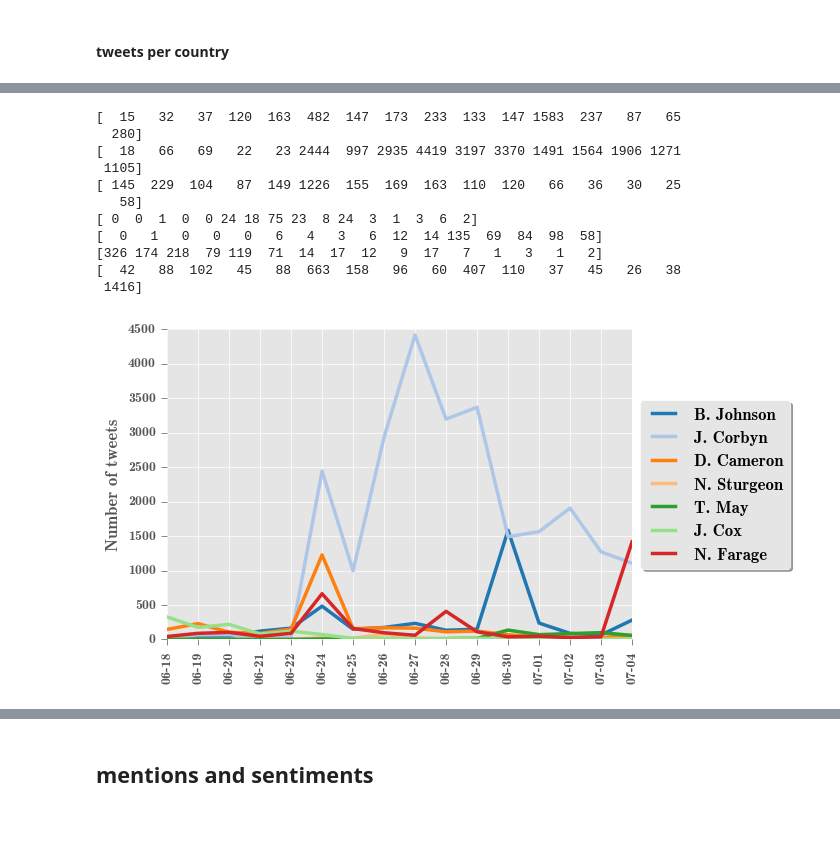
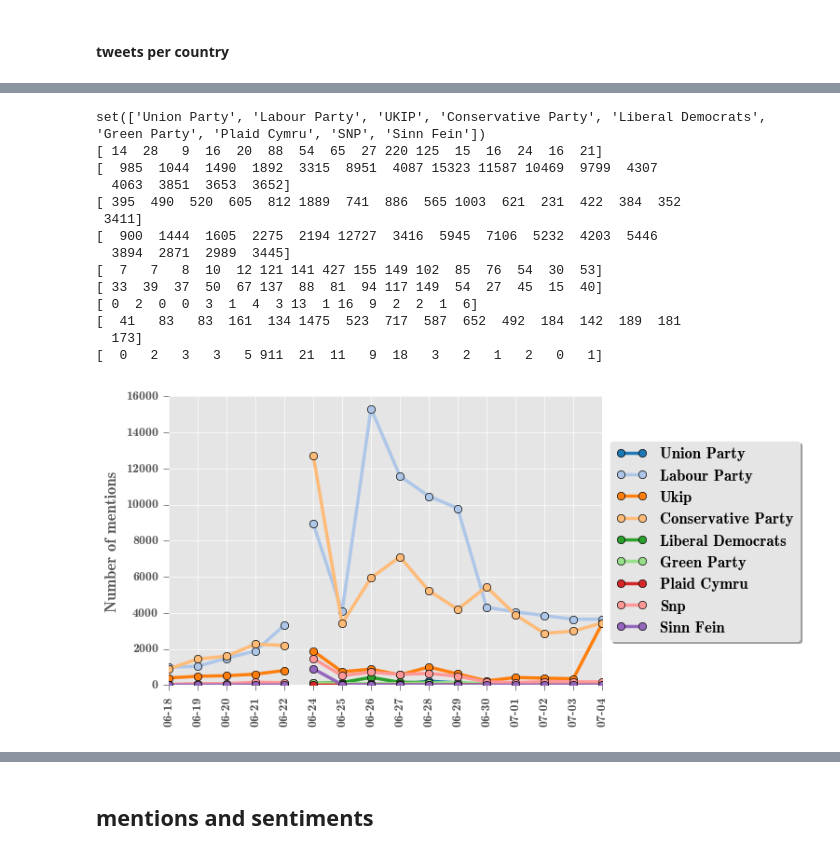
Before and after one commit to cristinadece/TwitterCrisis, a Jupyter notebook: plots_brexit.ipynb, the cells around one changed output, grey strips where cells are left out. Cells and saved outputs as stored; diff of their text form; code cells hidden in the pictures; blank space fills up the shorter version.

```diff
--- a/plots_brexit.ipynb
+++ b/plots_brexit.ipynb
@@ -385,7 +706,9 @@ def mentionsPerDay(dailyTweetsDict, tweetIndex, mentions, synDict=False):
                 tweetText = tweetIndex[tweet_id]["text"].lower()  #string
                 hashtagList = tweetIndex[tweet_id]["ht"]  #list
                 for mention in mentions:
-                    if mention in hashtagList:# or mention in tweetText:
+                    if mention in hashtagList or mention in tweetText: ### either mention or hashatgs
+#                     if mention in hashtagList: ### hashtags ONLY
+#                     if mention in tweetText: ### mentions
                         if synDict is not False:
                             new_name = synDict[mention]
                             mentionsList.append(new_name)
@@ -488,17 +860,22 @@ plotLines(post_dailyMentionDict, variableNames, "/home/muntean/brexit-enriched/p
 # %%
+variableNames = set(parties_synonims.values())
+print variableNames
 dest = pre_dailyMentionDict.copy()
 dest.update(post_dailyMentionDict)
-plotLines(dest, variableNames, "/home/muntean/brexit-enriched/plots/politician_ht_all.pdf")
+plotLinesWithGap(dest, variableNames, "/home/muntean/brexit-enriched/plots/parties_mentions_all_with_gap.pdf")
 # %% [output]
-[  15   32   37  120  163  482  147  173  233  133  147 1583  237   87   65
-  280]
-[  18   66   69   22   23 2444  997 2935 4419 3197 3370 1491 1564 1906 1271
- 1105]
-[ 145  229  104   87  149 1226  155  169  163  110  120   66   36   30   25
-   58]
-[ 0  0  1  0  0 24 18 75 23  8 24  3  1  3  6  2]
-[  0   1   0   0   0   6   4   3   6  12  14 135  69  84  98  58]
-[326 174 218  79 119  71  14  17  12   9  17   7   1   3   1   2]
-[  42   88  102   45   88  663  158   96   60  407  110   37   45   26   38
- 1416]
+set(['Union Party', 'Labour Party', 'UKIP', 'Conservative Party', 'Liberal Democrats', 'Green Party', 'Plaid Cymru', 'SNP', 'Sinn Fein'])
+[ 14  28   9  16  20  88  54  65  27 220 125  15  16  24  16  21]
+[  985  1044  1490  1892  3315  8951  4087 15323 11587 10469  9799  4307
+  4063  3851  3653  3652]
+[ 395  490  520  605  812 1889  741  886  565 1003  621  231  422  384  352
+ 3411]
+[  900  1444  1605  2275  2194 12727  3416  5945  7106  5232  4203  5446
+  3894  2871  2989  3445]
+[  7   7   8  10  12 121 141 427 155 149 102  85  76  54  30  53]
+[ 33  39  37  50  67 137  88  81  94 117 149  54  27  45  15  40]
+[ 0  2  0  0  3  1  4  3 13  1 16  9  2  2  1  6]
+[  41   83   83  161  134 1475  523  717  587  652  492  184  142  189  181
+  173]
+[  0   2   3   3   5 911  21  11   9  18   3   2   1   2   0   1]
-[figure, old version]
+[figure, new version]
```
Also changed, not shown: parts of 32 cells of this notebook.
